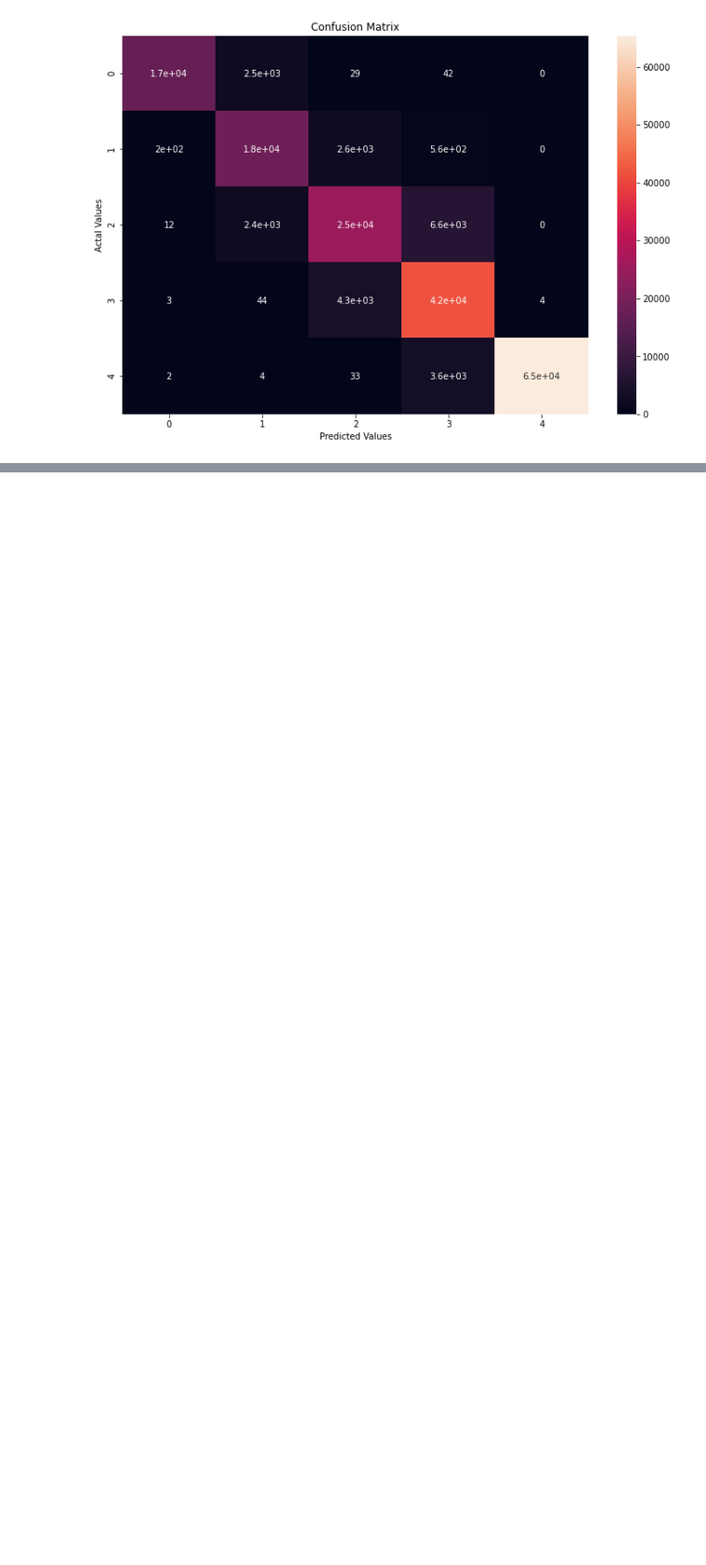
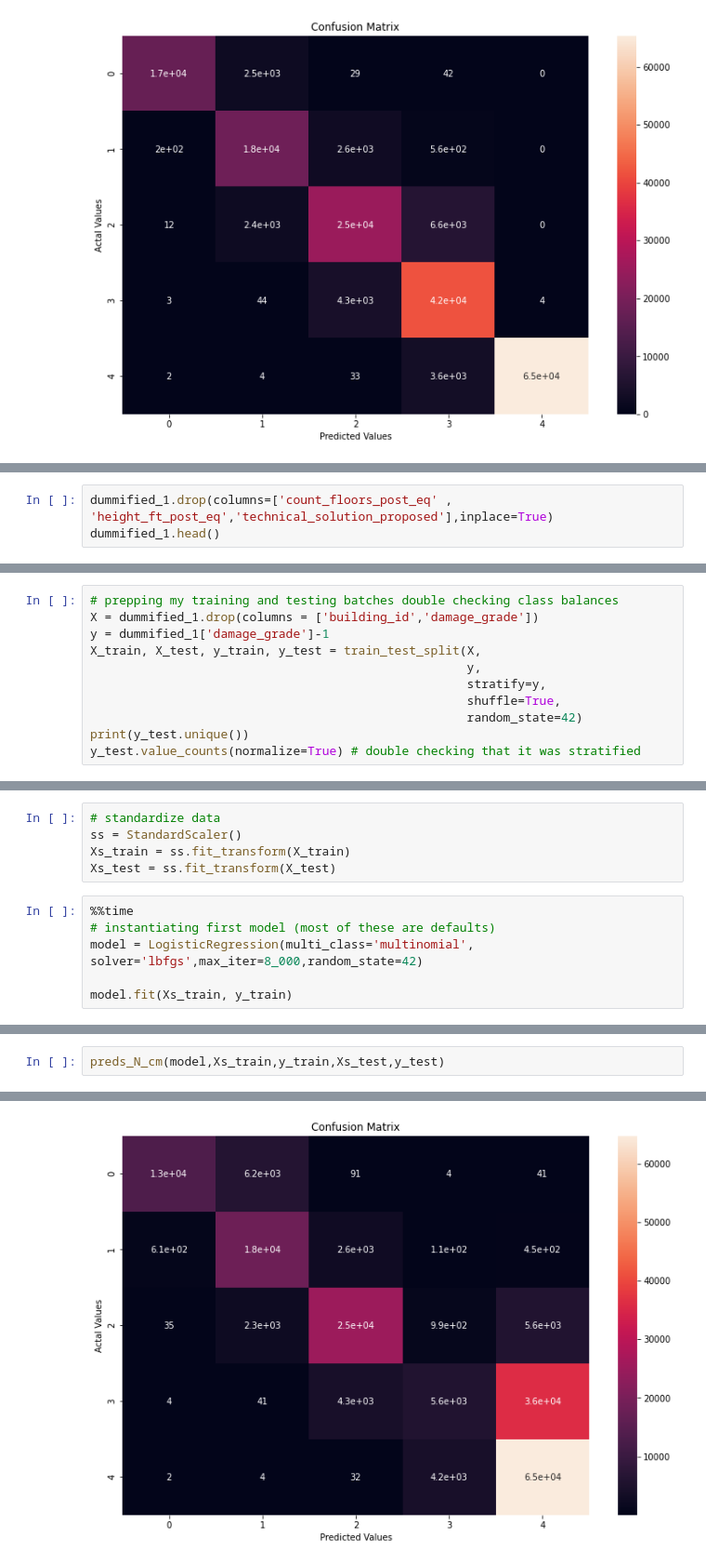
Before and after one commit to JesselyEnriquez/climateJustice, a Jupyter notebook: Code/Modeling/logistic_regression.ipynb, the cells around one changed output, grey strips where cells are left out. Shown at 93% size. Cells and saved outputs as stored; diff of their text form; blank space fills up the shorter version.

Commit message:
adding updated model performance

```diff
--- a/Code/Modeling/logistic_regression.ipynb
+++ b/Code/Modeling/logistic_regression.ipynb
@@ -131,0 +160,3 @@ weighted avg       0.89      0.88      0.88    190527
+# %%
+dummified_1.drop(columns=['count_floors_post_eq' , 'height_ft_post_eq','technical_solution_proposed'],inplace=True)
+dummified_1.head()
@@ -131,0 +171,11 @@ weighted avg       0.89      0.88      0.88    190527
+# %%
+# prepping my training and testing batches double checking class balances
+X = dummified_1.drop(columns = ['building_id','damage_grade'])
+y = dummified_1['damage_grade']-1
+X_train, X_test, y_train, y_test = train_test_split(X,
+                                                    y,
+                                                    stratify=y,
+                                                    shuffle=True,
+                                                    random_state=42)
+print(y_test.unique())
+y_test.value_counts(normalize=True) # double checking that it was stratified
@@ -131,0 +190,11 @@ weighted avg       0.89      0.88      0.88    190527
+# %%
+# standardize data
+ss = StandardScaler()
+Xs_train = ss.fit_transform(X_train)
+Xs_test = ss.fit_transform(X_test)
+# %%
+%%time
+# instantiating first model (most of these are defaults)
+model = LogisticRegression(multi_class='multinomial', solver='lbfgs',max_iter=8_000,random_state=42)
+
+model.fit(Xs_train, y_train)
@@ -131,0 +207,3 @@ weighted avg       0.89      0.88      0.88    190527
+# %%
+preds_N_cm(model,Xs_train,y_train,Xs_test,y_test)
+# %% [output]
@@ -131,0 +227 @@ weighted avg       0.89      0.88      0.88    190527
+[figure, added]
```
Also changed, not shown: parts of 15 cells of this notebook, 2 other files.
